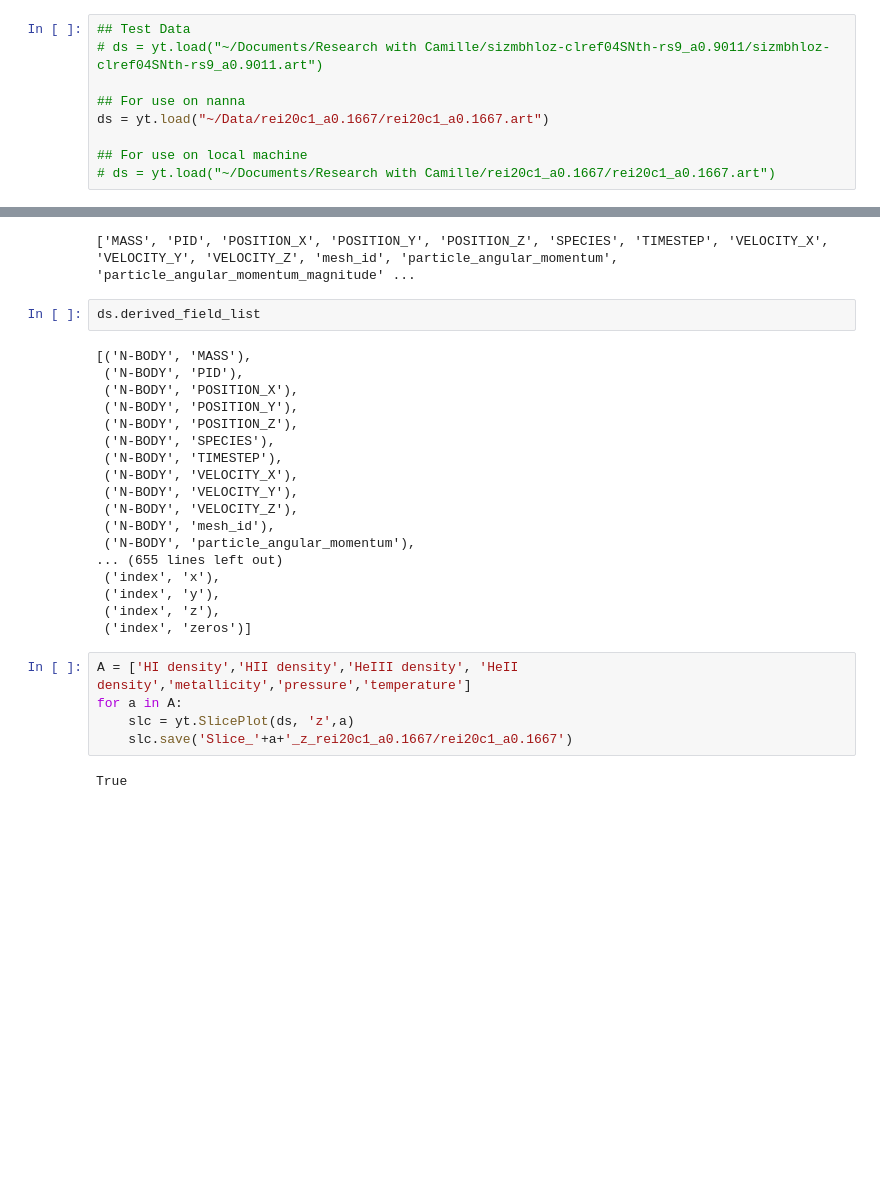
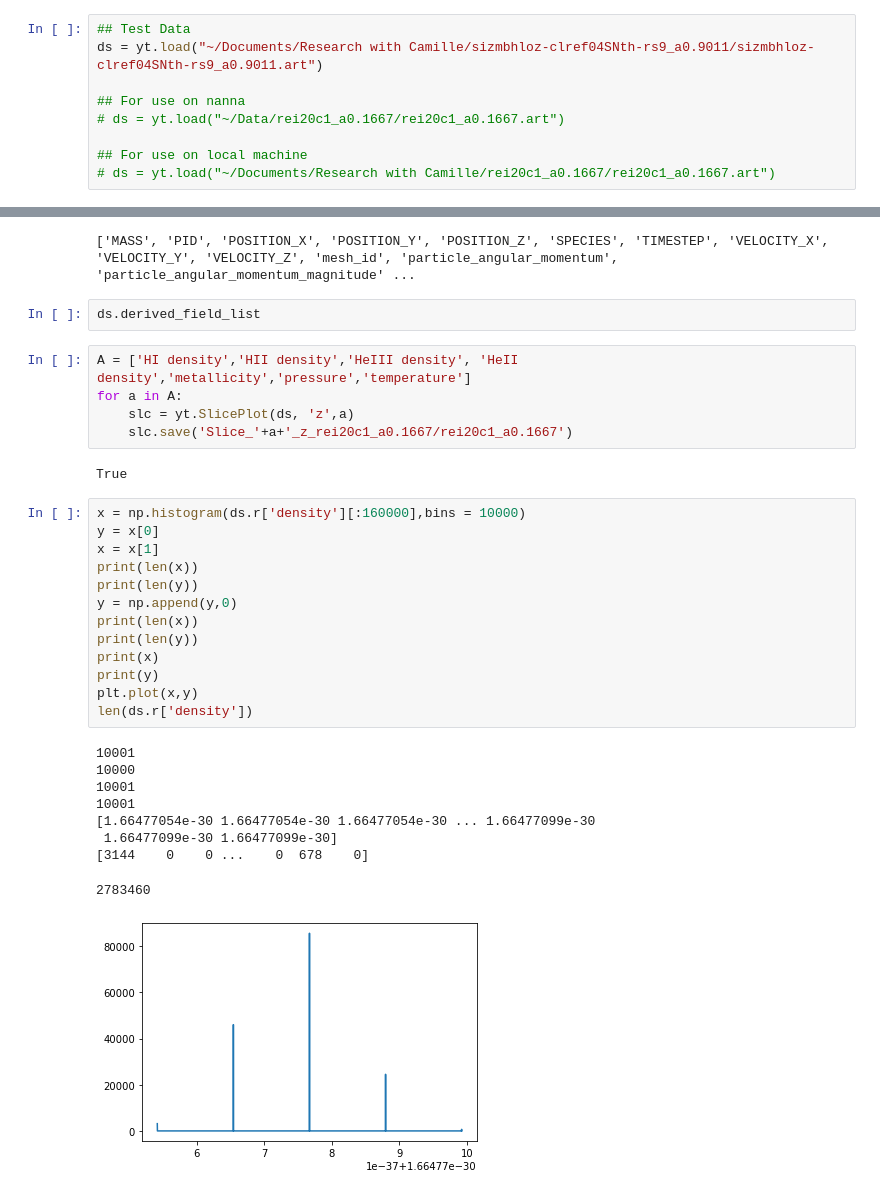
Before and after one commit to cavestruz/croc_CII, a Jupyter notebook: Notebook/Raziq_Working_Notebook.ipynb, the cells around one changed output, grey strips where cells are left out. Drawn from its saved outputs; the diff is of its cells as text; blank space fills up the shorter version.

```diff
--- a/Notebook/Raziq_Working_Notebook.ipynb
+++ b/Notebook/Raziq_Working_Notebook.ipynb
@@ -3,9 +5,9 @@ import yt as yt
 # %%
 ## Test Data
-# ds = yt.load("~/Documents/Research with Camille/sizmbhloz-clref04SNth-rs9_a0.9011/sizmbhloz-clref04SNth-rs9_a0.9011.art")
+ds = yt.load("~/Documents/Research with Camille/sizmbhloz-clref04SNth-rs9_a0.9011/sizmbhloz-clref04SNth-rs9_a0.9011.art")
 
 ## For use on nanna
-ds = yt.load("~/Data/rei20c1_a0.1667/rei20c1_a0.1667.art")
+# ds = yt.load("~/Data/rei20c1_a0.1667/rei20c1_a0.1667.art")
 
 ## For use on local machine
 # ds = yt.load("~/Documents/Research with Camille/rei20c1_a0.1667/rei20c1_a0.1667.art")
@@ -61,24 +58,6 @@ print(dir(ds.fields.all))
 ['MASS', 'PID', 'POSITION_X', 'POSITION_Y', 'POSITION_Z', 'SPECIES', 'TIMESTEP', 'VELOCITY_X', 'VELOCITY_Y', 'VELOCITY_Z', 'mesh_id', 'particle_angular_momentum', 'particle_angular_momentum_magnitude' ...
 # %%
 ds.derived_field_list
-# %% [output]
-[('N-BODY', 'MASS'),
- ('N-BODY', 'PID'),
- ('N-BODY', 'POSITION_X'),
- ('N-BODY', 'POSITION_Y'),
- ('N-BODY', 'POSITION_Z'),
- ('N-BODY', 'SPECIES'),
- ('N-BODY', 'TIMESTEP'),
- ('N-BODY', 'VELOCITY_X'),
- ('N-BODY', 'VELOCITY_Y'),
- ('N-BODY', 'VELOCITY_Z'),
- ('N-BODY', 'mesh_id'),
- ('N-BODY', 'particle_angular_momentum'),
-... (655 lines left out)
- ('index', 'x'),
- ('index', 'y'),
- ('index', 'z'),
- ('index', 'zeros')]
 # %%
 A = ['HI density','HII density','HeIII density', 'HeII density','metallicity','pressure','temperature']
 for a in A:
@@ -86,3 +65,26 @@ for a in A:
     slc.save('Slice_'+a+'_z_rei20c1_a0.1667/rei20c1_a0.1667')
 # %% [output]
 True
+# %%
+x = np.histogram(ds.r['density'][:160000],bins = 10000)
+y = x[0]
+x = x[1]
+print(len(x))
+print(len(y))
+y = np.append(y,0)
+print(len(x))
+print(len(y))
+print(x)
+print(y)
+plt.plot(x,y)
+len(ds.r['density'])
+# %% [output]
+10001
+10000
+10001
+10001
+[1.66477054e-30 1.66477054e-30 1.66477054e-30 ... 1.66477099e-30
+ 1.66477099e-30 1.66477099e-30]
+[3144    0    0 ...    0  678    0]
+2783460
+[figure, added]
```
Also changed, not shown: parts of 8 cells of this notebook, 1 other file.
